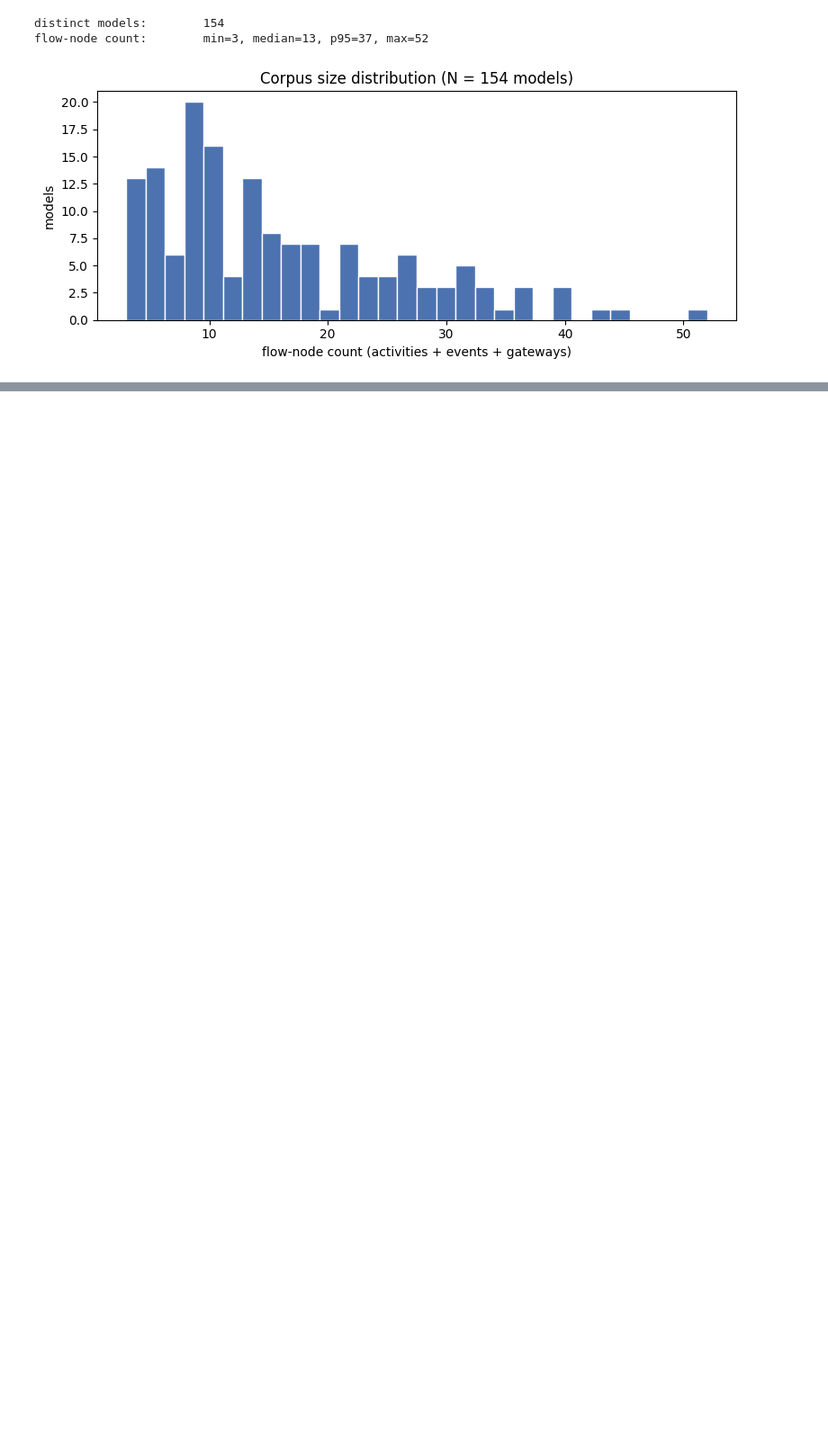
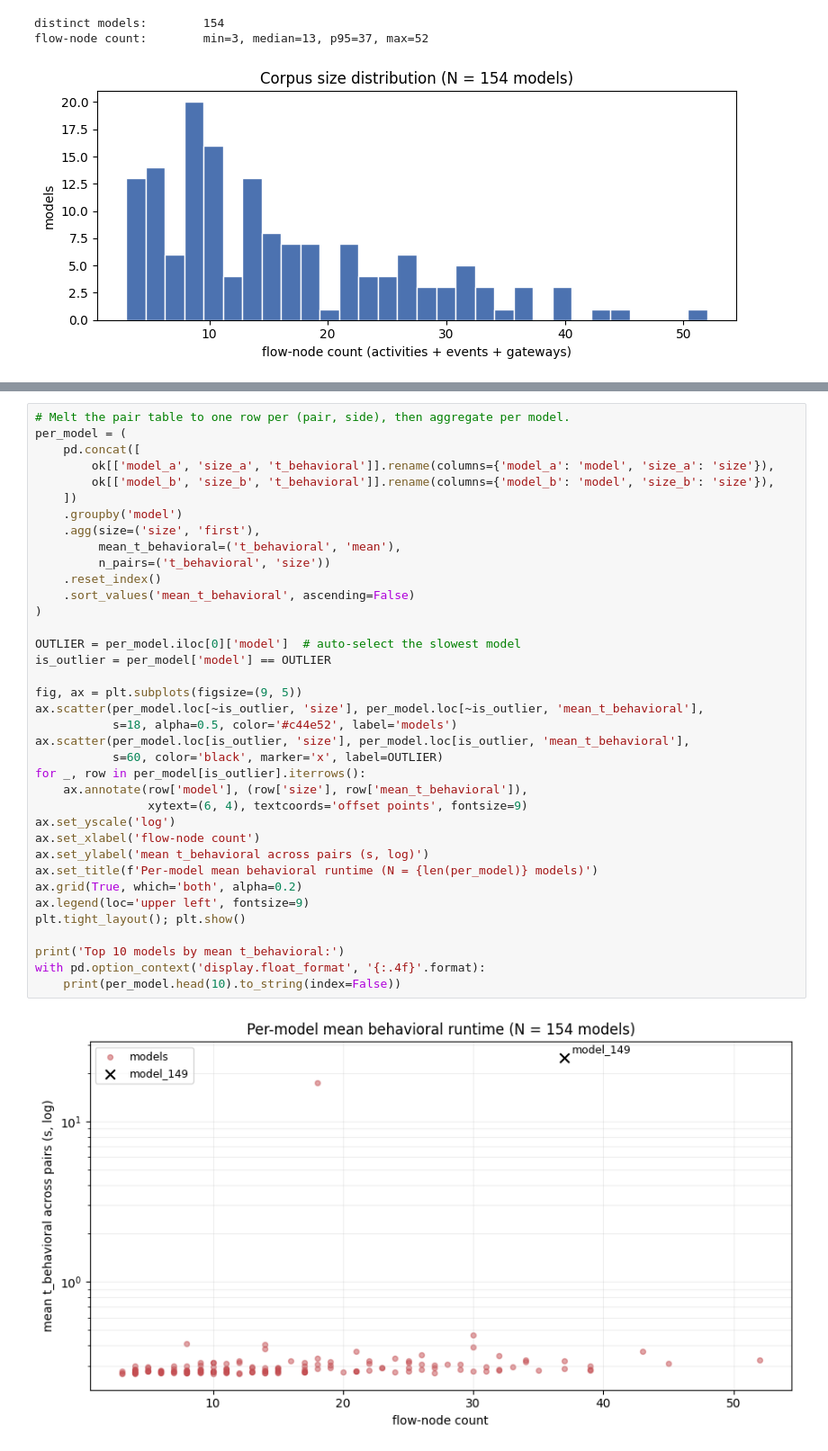
Before and after one commit to SAP/process-evaluation-framework, a Jupyter notebook: notebooks/scalability_report.ipynb, the cells around one changed output, grey strips where cells are left out. Shown at 90% size. Saved outputs shown, nothing was run; the diff lists cells and outputs as text; blank space fills up the shorter version.

```diff
--- a/notebooks/scalability_report.ipynb
+++ b/notebooks/scalability_report.ipynb
@@ -258,0 +264,39 @@ Sortable tables of the most and least expensive pairs by `t_total`. The slowest
+# %%
+# Melt the pair table to one row per (pair, side), then aggregate per model.
+per_model = (
+    pd.concat([
+        ok[['model_a', 'size_a', 't_behavioral']].rename(columns={'model_a': 'model', 'size_a': 'size'}),
+        ok[['model_b', 'size_b', 't_behavioral']].rename(columns={'model_b': 'model', 'size_b': 'size'}),
+    ])
+    .groupby('model')
+    .agg(size=('size', 'first'),
+         mean_t_behavioral=('t_behavioral', 'mean'),
+         n_pairs=('t_behavioral', 'size'))
+    .reset_index()
+    .sort_values('mean_t_behavioral', ascending=False)
+)
+
+OUTLIER = per_model.iloc[0]['model']  # auto-select the slowest model
+is_outlier = per_model['model'] == OUTLIER
+
+fig, ax = plt.subplots(figsize=(9, 5))
+ax.scatter(per_model.loc[~is_outlier, 'size'], per_model.loc[~is_outlier, 'mean_t_behavioral'],
+           s=18, alpha=0.5, color='#c44e52', label='models')
+ax.scatter(per_model.loc[is_outlier, 'size'], per_model.loc[is_outlier, 'mean_t_behavioral'],
+           s=60, color='black', marker='x', label=OUTLIER)
+for _, row in per_model[is_outlier].iterrows():
+    ax.annotate(row['model'], (row['size'], row['mean_t_behavioral']),
+                xytext=(6, 4), textcoords='offset points', fontsize=9)
+ax.set_yscale('log')
+ax.set_xlabel('flow-node count')
+ax.set_ylabel('mean t_behavioral across pairs (s, log)')
+ax.set_title(f'Per-model mean behavioral runtime (N = {len(per_model)} models)')
+ax.grid(True, which='both', alpha=0.2)
+ax.legend(loc='upper left', fontsize=9)
+plt.tight_layout(); plt.show()
+
+print('Top 10 models by mean t_behavioral:')
+with pd.option_context('display.float_format', '{:.4f}'.format):
+    print(per_model.head(10).to_string(index=False))
+# %% [output]
+[figure, added]
```
Also changed, not shown: parts of 26 cells of this notebook.
